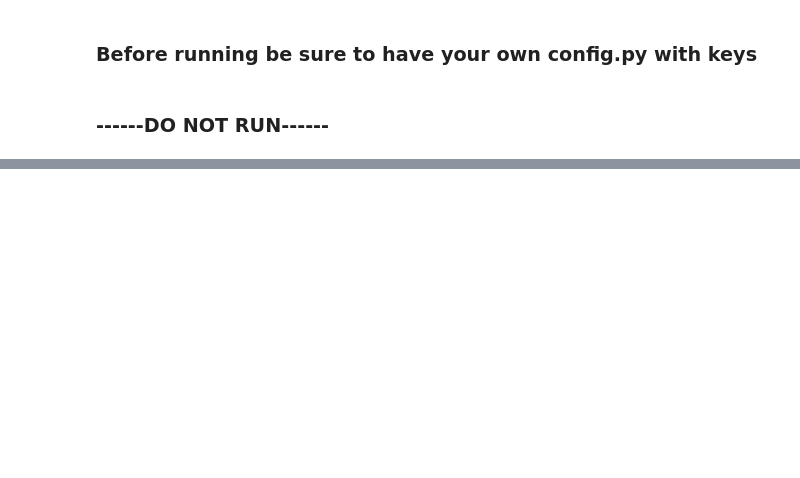
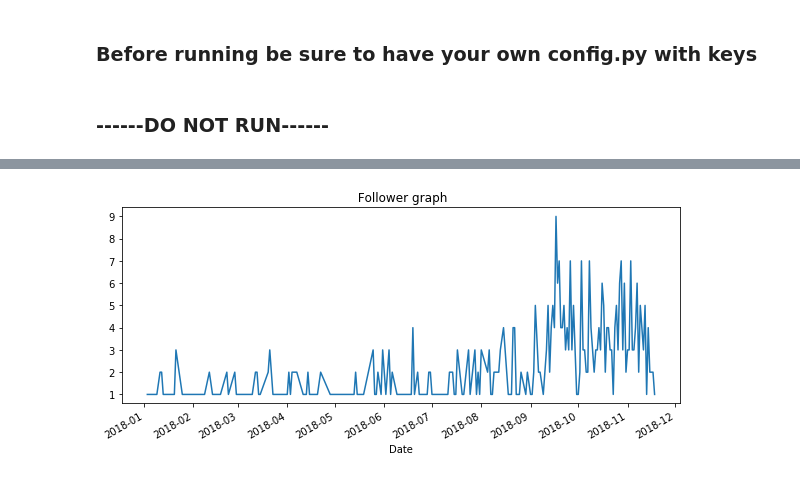
Before and after one commit to DJWickWack/TwitterProject, a Jupyter notebook: Twitter_Project.ipynb, the cells around one changed output, grey strips where cells are left out. Saved outputs shown, nothing was run; the diff lists cells and outputs as text; code cells hidden in the pictures; blank space fills up the shorter version.

Commit message:
add methods
Added methods to try and get a heat map of players

```diff
--- a/Twitter_Project.ipynb
+++ b/Twitter_Project.ipynb
@@ -16,12 +16,12 @@ import matplotlib.pyplot as plt
 from config import keys as k
 import operator
 #list of players
-Players=["GamsuOW","STRIKER_OW","blaseOW","aimgod_ow","KellexOW","HarryHook","MickiePP",
+Players=["STRIKER_OW","blaseOW","aimgod_ow","KellexOW","HarryHook","MickiePP",
         "DF_aKm","uNKOE","OGE_ow","HAGOPEUN_OW","minon501","MisfitsTviQuE","xepher123",
         "Apply","Muma","BaniOW","Forceboink","LiNkzrOW","coolmatt69","Birdring","Anamo_ow","tf2pine",
         "Mano_OWL","Boombox","carpe_ow","snillo_ow","SADO_OW","smurf_ow","moth_ow","Shock_CHB","karivow",
         "super_OW","KING_BABYBAY" ,"BdosinOW","NUS_OW","Furyy_d","Surefour","BischuGG", "Shaz_OW","Hydration",
-        "spaceOW","Custa","agilities","Fate_ow","saebyeolbe","MekOppa"]
+        "spaceOW","Custa","agilities","Fate_ow","saebyeolbe","MekOppa","GamsuOW"]
 #list of teams with there cosponding players
 Teams={ "Boston Uprising":["GamsuOW","STRIKER_OW","blaseOW","aimgod_ow","KellexOW"],
        "Dallas Fuel":["HarryHook","MickiePP","DF_aKm","uNKOE","OGE_ow"],
@@ -164,5 +187,6 @@ class tweets():
 # %%
 t=tweets(k)
+d=data
 # %% [markdown]
 ### <b>------DO NOT RUN------</b>
 # %% [markdown]
@@ -188,5 +216,7 @@ nx.info(G)
 # %%
 nx.is_connected(G.to_undirected())
 # %%
-t.follower_timeplot(G,"STRIKER_OW")#where the graph is made
+d.follower_timeplot(G,"STRIKER_OW")#where the graph is made
+# %% [output]
+[figure, added]
 # %%
```
Also changed, not shown: parts of 9 cells of this notebook, 4 other files.
